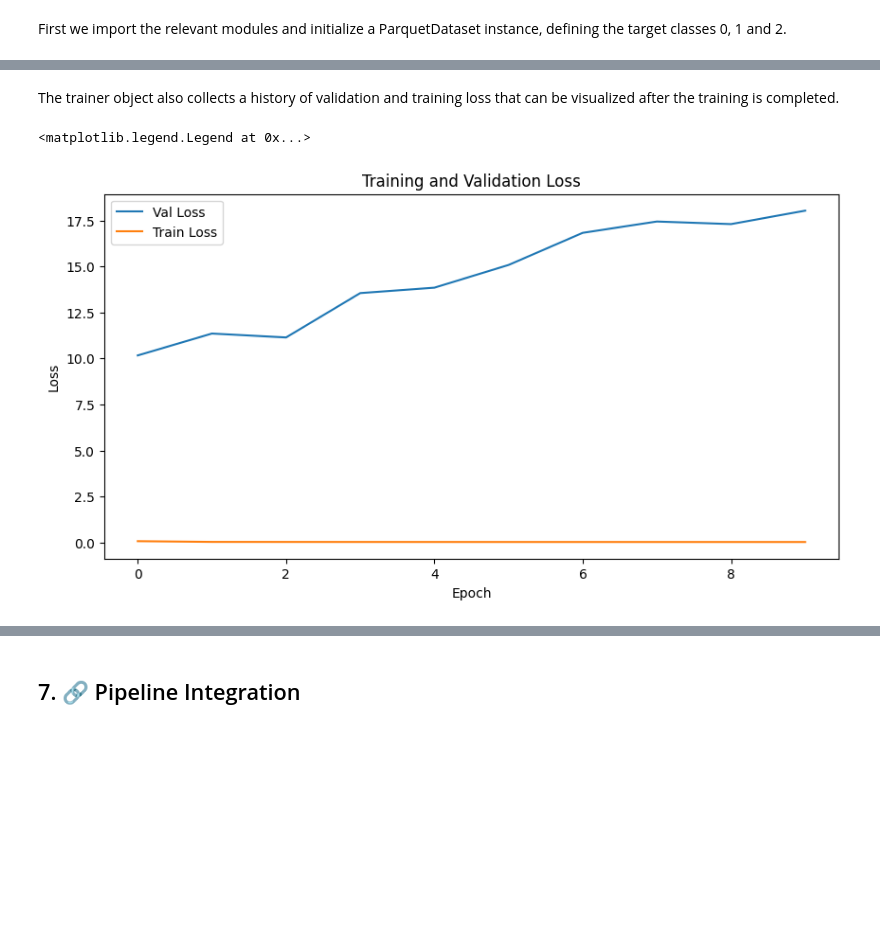
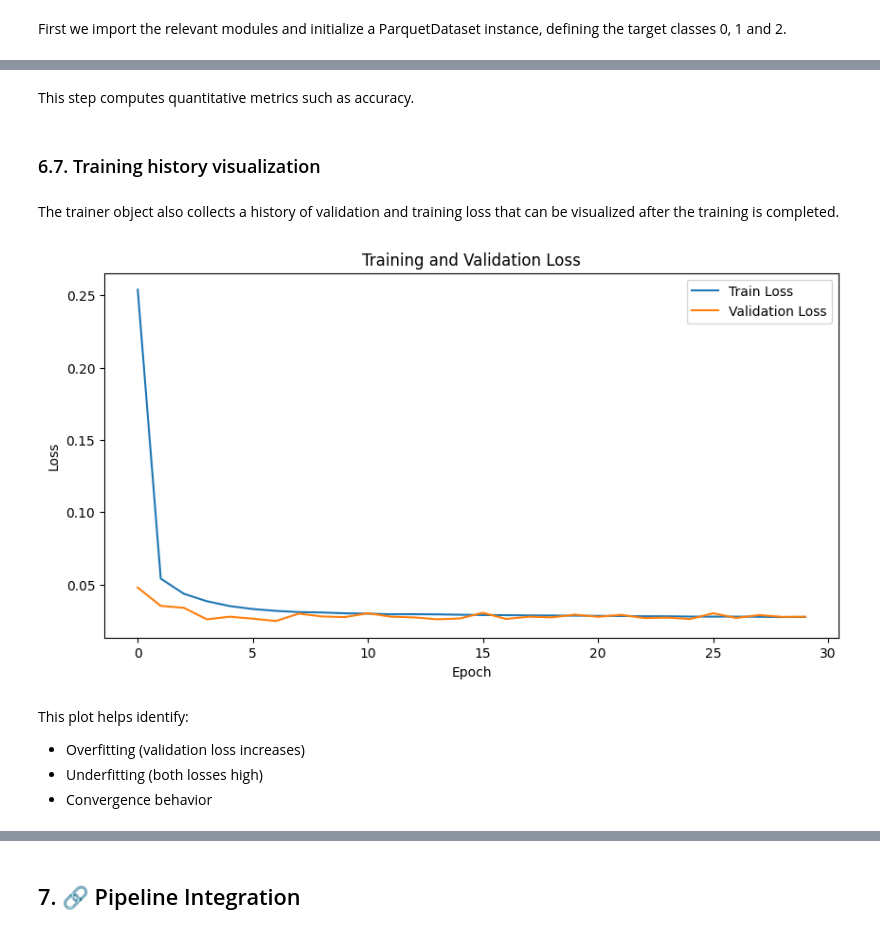
Before and after one commit to petrobras/3W, a Jupyter notebook: toolkit/demos/overview.ipynb, the cells around one changed output, grey strips where cells are left out. Drawn from its saved outputs; the diff is of its cells as text; code cells hidden in the pictures; blank space fills up the shorter version.

```diff
--- a/toolkit/demos/overview.ipynb
+++ b/toolkit/demos/overview.ipynb
@@ -1174,0 +1384,18 @@ Training History:
+# %%
+ds_train = ParquetDatasetConfig(
+    path=dataset_path,
+    split="list",
+    file_list=train_files,
+).build()
+
+ds_val = ParquetDatasetConfig(
+    path=dataset_path,
+    split="list",
+    file_list=val_files,
+).build()
+
+ds_test = ParquetDatasetConfig(
+    path=dataset_path,
+    split="list",
+    file_list=test_files,
+).build()
@@ -1174,0 +1478,13 @@ Training History:
+# %%
+mlp_config = MLPConfig(
+    hidden_sizes=(32, 16),
+    output_size=dataset_processor.num_classes,
+)
+
+trainer = TorchTrainerConfig(
+    seed=RANDOM_SEED,
+    config_model=mlp_config,
+    learning_rate=0.0001,
+    batch_size=32,
+    epochs=30,
+).build()
@@ -1174,0 +1504,5 @@ Training History:
+# %%
+train_results = trainer.train(
+    train_dataset=ds_train_transformed,
+    val_dataset=ds_val_transformed,
+)
@@ -1175,14 +1568,27 @@ Training History:
+# %% [markdown]
+This step computes quantitative metrics such as accuracy.
+# %% [markdown]
+### 6.7. Training history visualization
 # %% [markdown]
 The trainer object also collects a history of validation and training loss that can be visualized after the training is completed.
 # %%
 history = train_results.history
+
 plt.figure(figsize=(10, 5))
-plt.plot(history.val_loss, label="Val Loss")
 plt.plot(history.train_loss, label="Train Loss")
+plt.plot(history.val_loss, label="Validation Loss")
+
 plt.title("Training and Validation Loss")
 plt.xlabel("Epoch")
 plt.ylabel("Loss")
 plt.legend()
+
+plt.show()
 # %% [output]
-<matplotlib.legend.Legend at 0x...>
-[figure, old version]
+[figure, new version]
+# %% [markdown]
+This plot helps identify:
+
+* Overfitting (validation loss increases)
+* Underfitting (both losses high)
+* Convergence behavior
```
Also changed, not shown: parts of 360 cells of this notebook.
